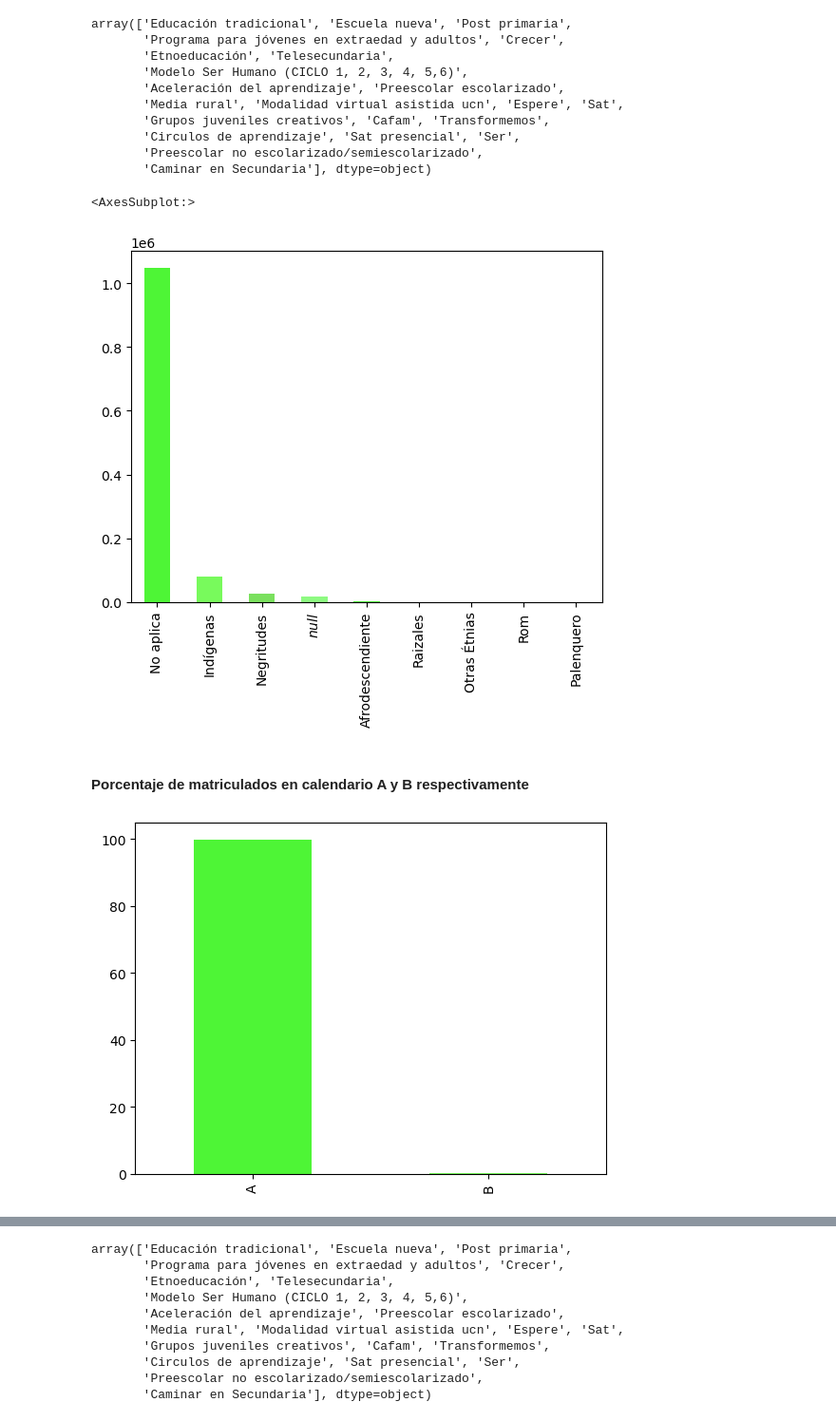
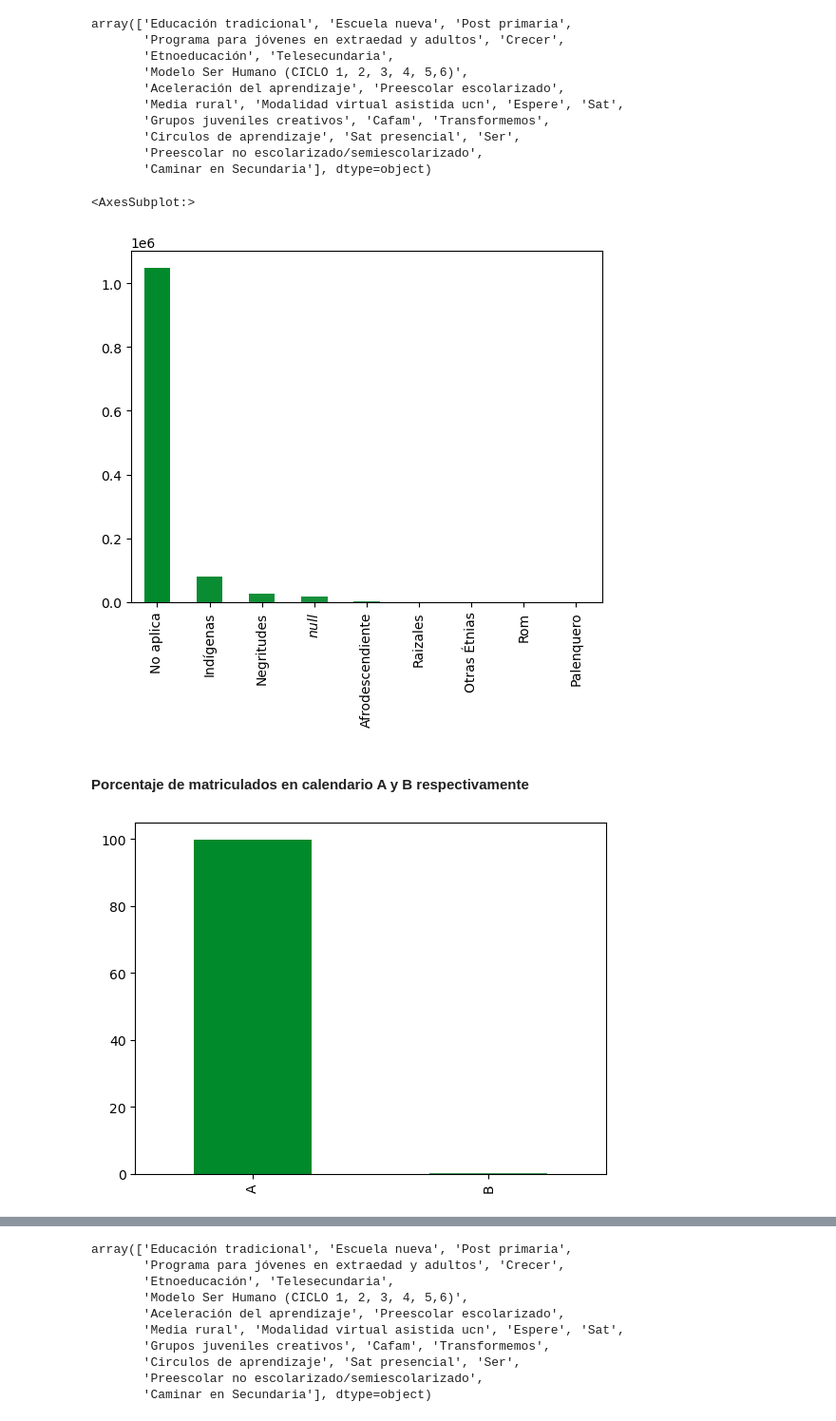
Before and after one commit to Cuenta-oss/analisis_exploratorio, a Jupyter notebook: datas.ipynb, the cells around one changed output, grey strips where cells are left out. Shown: that part at 95% size. Saved outputs shown, nothing was run; the diff lists cells and outputs as text; code cells hidden in the pictures.

```diff
--- a/datas.ipynb
+++ b/datas.ipynb
@@ -301,19 +301,19 @@ array(['Educación tradicional', 'Escuela nueva', 'Post primaria',
        'Preescolar no escolarizado/semiescolarizado',
        'Caminar en Secundaria'], dtype=object)
 # %%
-colors = ["#4EF536", "#78FA5C", "#7AE05E", "#8EFA82"]
-data_2010_2021["GRUPO_ETNICO"].value_counts().plot(kind="bar", color=colors)
+colores = ["#018A2C", "#098C32", "#108F37", "#18913D", "#209443", "#279649", "#2F994E", "#369B54", "#3E9E5A"]
+data_2010_2021["GRUPO_ETNICO"].value_counts().plot(kind="bar", color=colores)
 # Podemos observar que la gran mayoria de estudiantes no pertenecen a un a un grupo etnico
 # %% [output]
 <AxesSubplot:>
-[figure, old version]
+[figure, new version]
 # %% [markdown]
 #### Porcentaje de matriculados en calendario A y B respectivamente
 # %%
-colors = ["#4EF536", "#78FA5C"]
-grafico = (100 * data_2010_2021["CALENDARIO"].value_counts() / len(data_2010_2021["CALENDARIO"])).plot(kind="bar", color=colors);
+colores = ["#018A2C","#46A060"]
+grafico = (100 * data_2010_2021["CALENDARIO"].value_counts() / len(data_2010_2021["CALENDARIO"])).plot(kind="bar", color=colores);
 # %% [output]
-[figure, old version]
+[figure, new version]
 # %%
 data_2010_2021.head()
 # %% [output]
```
Also changed, not shown: parts of 6 cells of this notebook.
